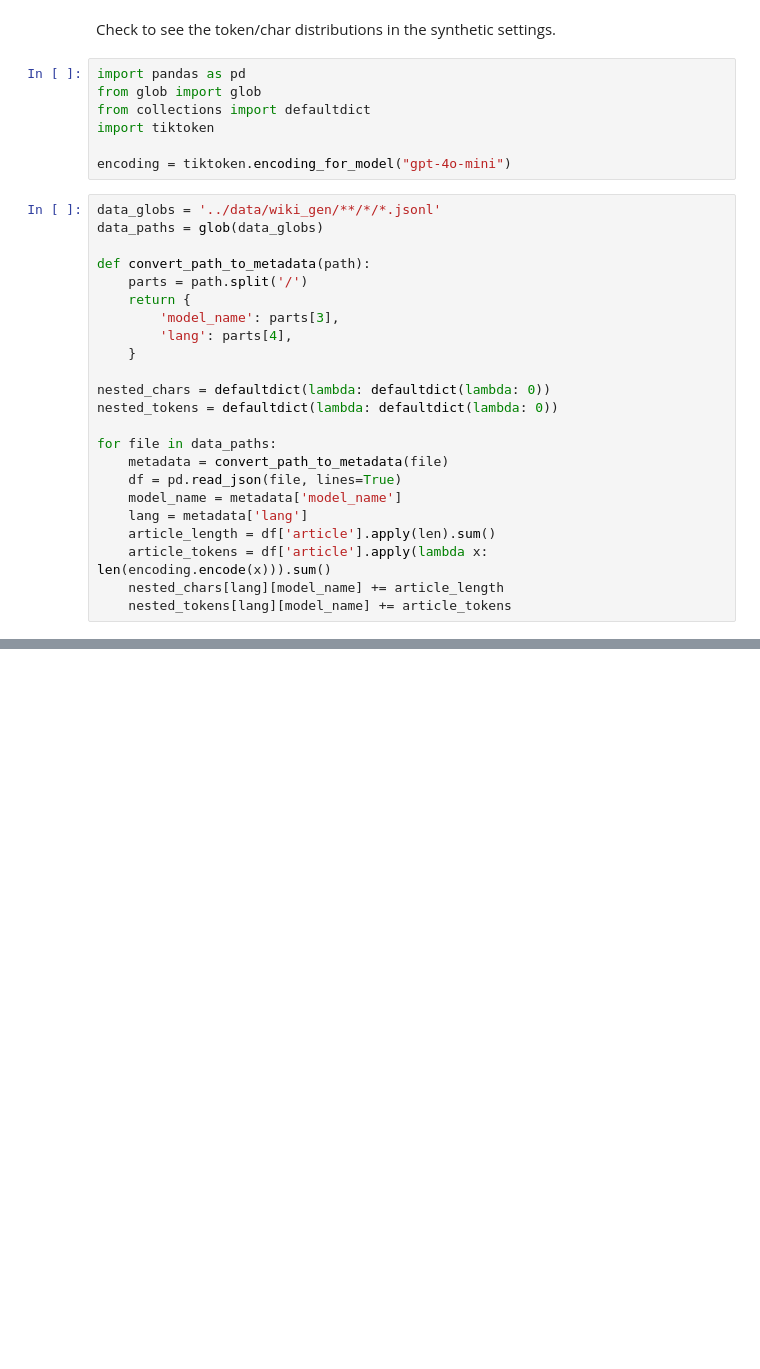
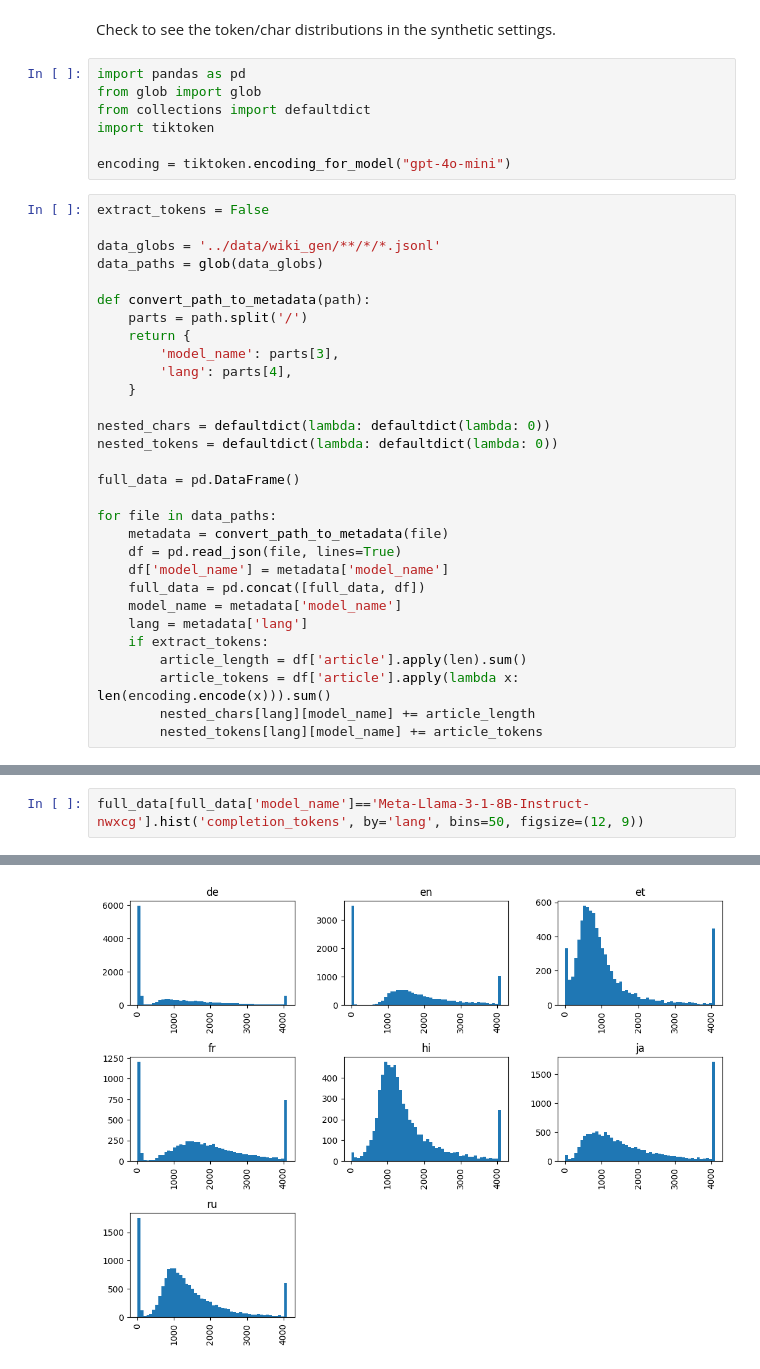
Before and after one commit to vminvsky/semantic-accents, a Jupyter notebook: notebooks/data_exploration.ipynb, the cells around one changed output, grey strips where cells are left out. Cells and saved outputs as stored; diff of their text form; blank space fills up the shorter version.

Commit message:
data exploration

```diff
--- a/notebooks/data_exploration.ipynb
+++ b/notebooks/data_exploration.ipynb
@@ -8,6 +8,8 @@ import tiktoken
 
 encoding = tiktoken.encoding_for_model("gpt-4o-mini")
 # %%
+extract_tokens = False
+
 data_globs = '../data/wiki_gen/**/*/*.jsonl'
 data_paths = glob(data_globs)
 
@@ -21,15 +23,20 @@ def convert_path_to_metadata(path):
 nested_chars = defaultdict(lambda: defaultdict(lambda: 0))
 nested_tokens = defaultdict(lambda: defaultdict(lambda: 0))
 
+full_data = pd.DataFrame()
+
 for file in data_paths:
     metadata = convert_path_to_metadata(file)
     df = pd.read_json(file, lines=True)
+    df['model_name'] = metadata['model_name']
+    full_data = pd.concat([full_data, df])
     model_name = metadata['model_name']
     lang = metadata['lang']
-    article_length = df['article'].apply(len).sum()
-    article_tokens = df['article'].apply(lambda x: len(encoding.encode(x))).sum()
-    nested_chars[lang][model_name] += article_length
-    nested_tokens[lang][model_name] += article_tokens
+    if extract_tokens:
+        article_length = df['article'].apply(len).sum()
+        article_tokens = df['article'].apply(lambda x: len(encoding.encode(x))).sum()
+        nested_chars[lang][model_name] += article_length
+        nested_tokens[lang][model_name] += article_tokens
 # %%
 pd.DataFrame(nested_chars)
 # %% [output]
@@ -44,0 +97,3 @@ pd.DataFrame(nested_tokens)
+# %%
+full_data[full_data['model_name']=='Meta-Llama-3-1-8B-Instruct-nwxcg'].hist('completion_tokens', by='lang', bins=50, figsize=(12, 9))
+# %% [output]
@@ -44,0 +105 @@ pd.DataFrame(nested_tokens)
+[figure, added]
```
Also changed, not shown: parts of 15 cells of this notebook.
